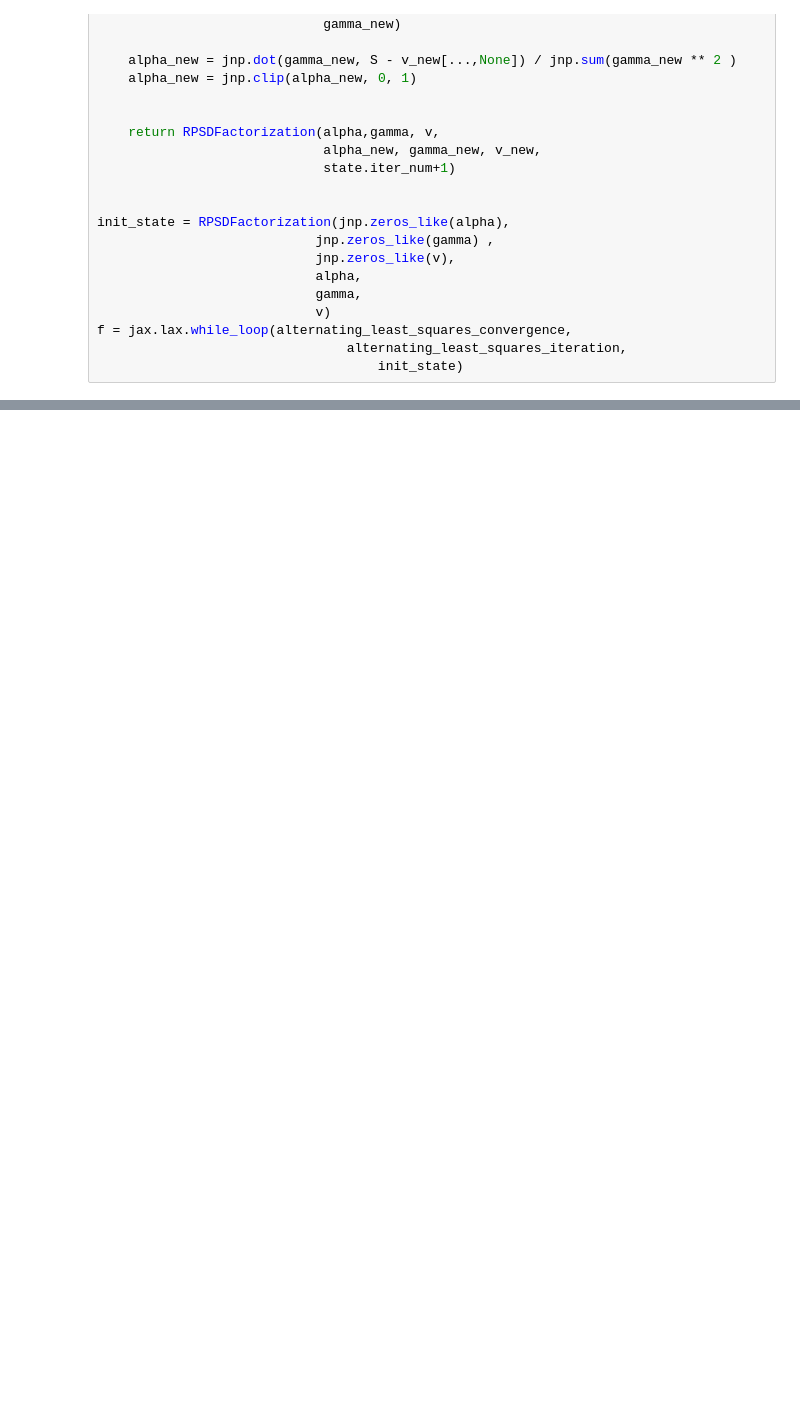
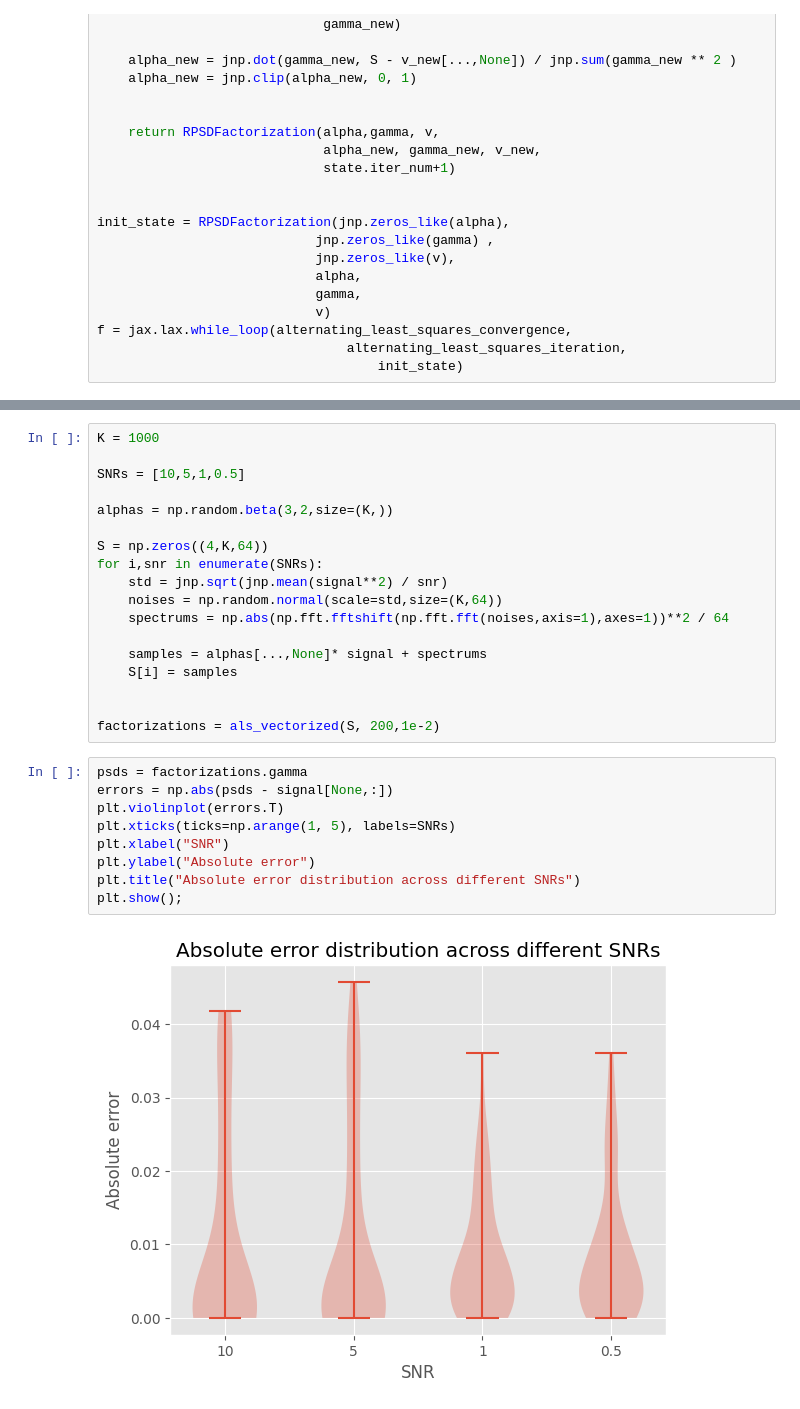
Before and after one commit to oppositecategory/3D_KLT, a Jupyter notebook: notebooks/ALS.ipynb, the cells around one changed output, grey strips where cells are left out. Saved outputs shown, nothing was run; the diff lists cells and outputs as text; blank space fills up the shorter version.

```diff
--- a/notebooks/ALS.ipynb
+++ b/notebooks/ALS.ipynb
@@ -155,0 +244,29 @@ plt.suptitle(f"RPSD factorization using ALS - Gaussian benchmark SNR = {SNR} wit
+# %%
+K = 1000
+
+SNRs = [10,5,1,0.5]
+
+alphas = np.random.beta(3,2,size=(K,))
+
+S = np.zeros((4,K,64))
+for i,snr in enumerate(SNRs):
+    std = jnp.sqrt(jnp.mean(signal**2) / snr)
+    noises = np.random.normal(scale=std,size=(K,64))
+    spectrums = np.abs(np.fft.fftshift(np.fft.fft(noises,axis=1),axes=1))**2 / 64
+
+    samples = alphas[...,None]* signal + spectrums
+    S[i] = samples
+
+
+factorizations = als_vectorized(S, 200,1e-2)
+# %%
+psds = factorizations.gamma
+errors = np.abs(psds - signal[None,:])
+plt.violinplot(errors.T)
+plt.xticks(ticks=np.arange(1, 5), labels=SNRs)
+plt.xlabel("SNR")
+plt.ylabel("Absolute error")
+plt.title("Absolute error distribution across different SNRs")
+plt.show();
+# %% [output]
+[figure, added]
```
Also changed, not shown: parts of 8 cells of this notebook.
